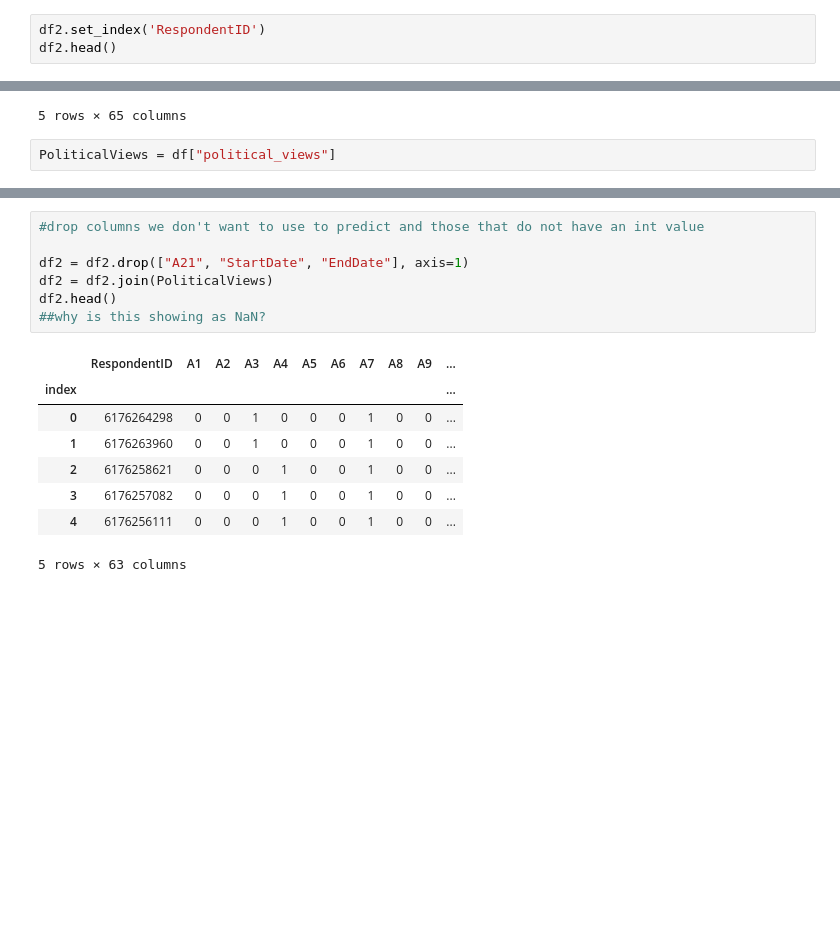
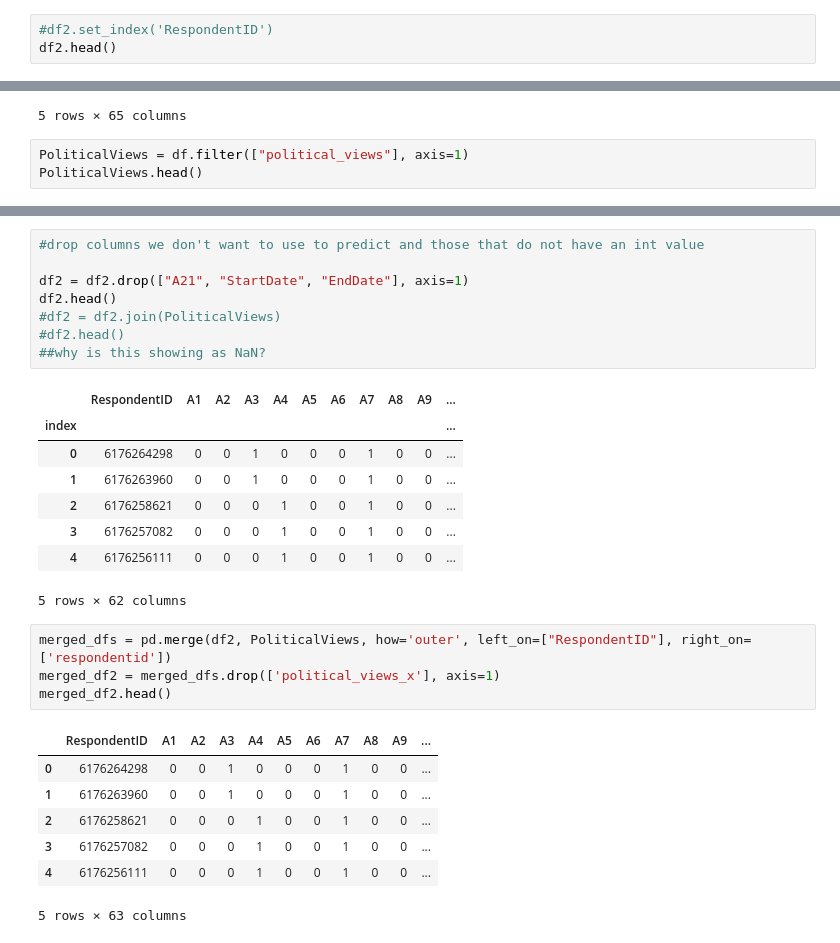
Before and after one commit to mandymccabe/Final_Project, a Jupyter notebook: FinalProjectMachineLearning.ipynb, the cells around one changed output, grey strips where cells are left out. Saved outputs shown, nothing was run; the diff lists cells and outputs as text; blank space fills up the shorter version.

Commit message:
updated df merge code

```diff
--- a/FinalProjectMachineLearning.ipynb
+++ b/FinalProjectMachineLearning.ipynb
@@ -32,7 +32,7 @@ df.head(10)
 | 6176246249 | Very Conservative | None At All | No | Increase Trust | Strongly Approve | ... |
 10 rows × 23 columns
 # %%
-df2.set_index('RespondentID')
+#df2.set_index('RespondentID')
 df2.head()
 # %% [output]
 |  | RespondentID | A1 | A2 | A3 | A4 | A5 | A6 | A7 | A8 | A9 | ... |
@@ -44,4 +44,5 @@ df2.head()
 | 4 | 6176256111 | 0 | 0 | 0 | 1 | 0 | 0 | 1 | 0 | 0 | ... |
 5 rows × 65 columns
 # %%
-PoliticalViews = df["political_views"]
+PoliticalViews = df.filter(["political_views"], axis=1)
+PoliticalViews.head()
@@ -49,8 +58,9 @@ PoliticalViews = df["political_views"]
 #drop columns we don't want to use to predict and those that do not have an int value
 
 df2 = df2.drop(["A21", "StartDate", "EndDate"], axis=1)
-df2 = df2.join(PoliticalViews)
 df2.head()
+#df2 = df2.join(PoliticalViews)
+#df2.head()
 ##why is this showing as NaN?
 # %% [output]
 |  | RespondentID | A1 | A2 | A3 | A4 | A5 | A6 | A7 | A8 | A9 | ... |
@@ -60,4 +70,16 @@ df2.head()
 | 2 | 6176258621 | 0 | 0 | 0 | 1 | 0 | 0 | 1 | 0 | 0 | ... |
 | 3 | 6176257082 | 0 | 0 | 0 | 1 | 0 | 0 | 1 | 0 | 0 | ... |
 | 4 | 6176256111 | 0 | 0 | 0 | 1 | 0 | 0 | 1 | 0 | 0 | ... |
-5 rows × 63 columns
+5 rows × 62 columns
+# %%
+merged_dfs = pd.merge(df2, PoliticalViews, how='outer', left_on=["RespondentID"], right_on=['respondentid'])
+merged_df2 = merged_dfs.drop(['political_views_x'], axis=1)
+merged_df2.head()
+# %% [output]
+|  | RespondentID | A1 | A2 | A3 | A4 | A5 | A6 | A7 | A8 | A9 | ... |
+| 0 | 6176264298 | 0 | 0 | 1 | 0 | 0 | 0 | 1 | 0 | 0 | ... |
+| 1 | 6176263960 | 0 | 0 | 1 | 0 | 0 | 0 | 1 | 0 | 0 | ... |
+| 2 | 6176258621 | 0 | 0 | 0 | 1 | 0 | 0 | 1 | 0 | 0 | ... |
+| 3 | 6176257082 | 0 | 0 | 0 | 1 | 0 | 0 | 1 | 0 | 0 | ... |
+| 4 | 6176256111 | 0 | 0 | 0 | 1 | 0 | 0 | 1 | 0 | 0 | ... |
+5 rows × 63 columns
```
Also changed, not shown: parts of 5 cells of this notebook.
